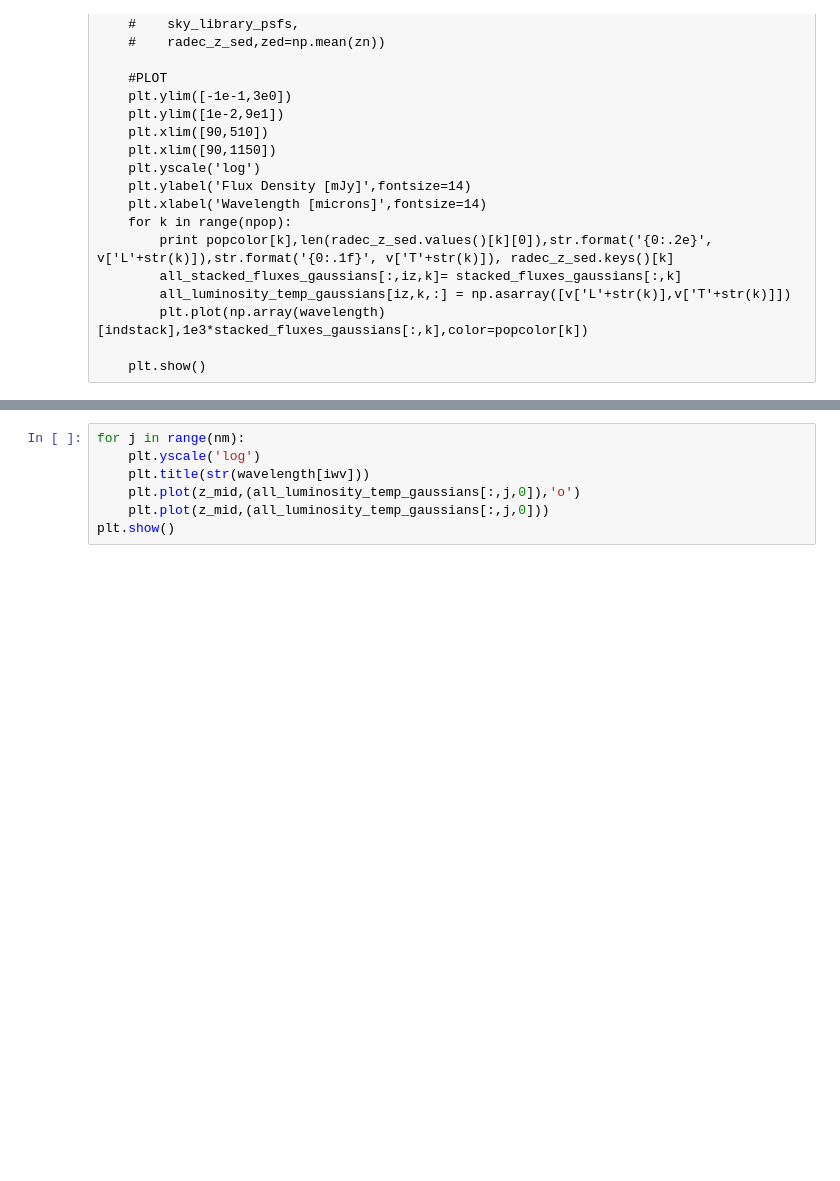
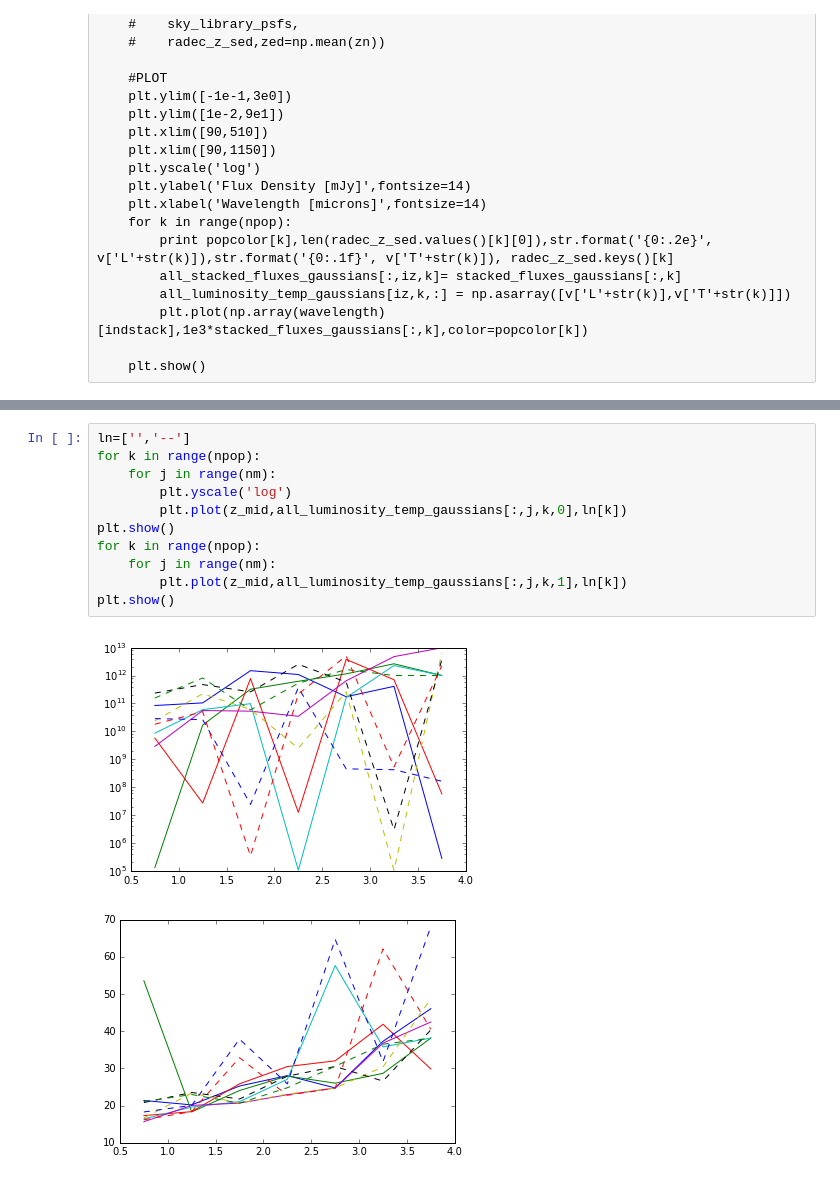
Before and after one commit to marcoviero/simstack, a Jupyter notebook: notebooks/sedstack_with_all_libraries.ipynb, the cells around one changed output, grey strips where cells are left out. Cells and saved outputs as stored; diff of their text form; blank space fills up the shorter version.

```diff
--- a/notebooks/sedstack_with_all_libraries.ipynb
+++ b/notebooks/sedstack_with_all_libraries.ipynb
@@ -207,7 +250,14 @@ spire_PLW
-# %%
-for j in range(nm):
-    plt.yscale('log')
-    plt.title(str(wavelength[iwv]))
-    plt.plot(z_mid,(all_luminosity_temp_gaussians[:,j,0]),'o')
-    plt.plot(z_mid,(all_luminosity_temp_gaussians[:,j,0]))
-plt.show()
+# %%
+ln=['','--']
+for k in range(npop):
+    for j in range(nm):
+        plt.yscale('log')
+        plt.plot(z_mid,all_luminosity_temp_gaussians[:,j,k,0],ln[k])
+plt.show()
+for k in range(npop):
+    for j in range(nm):
+        plt.plot(z_mid,all_luminosity_temp_gaussians[:,j,k,1],ln[k])
+plt.show()
+# %% [output]
+[figure, added]
+[figure, added]
```
Also changed, not shown: parts of 1 cell of this notebook.
